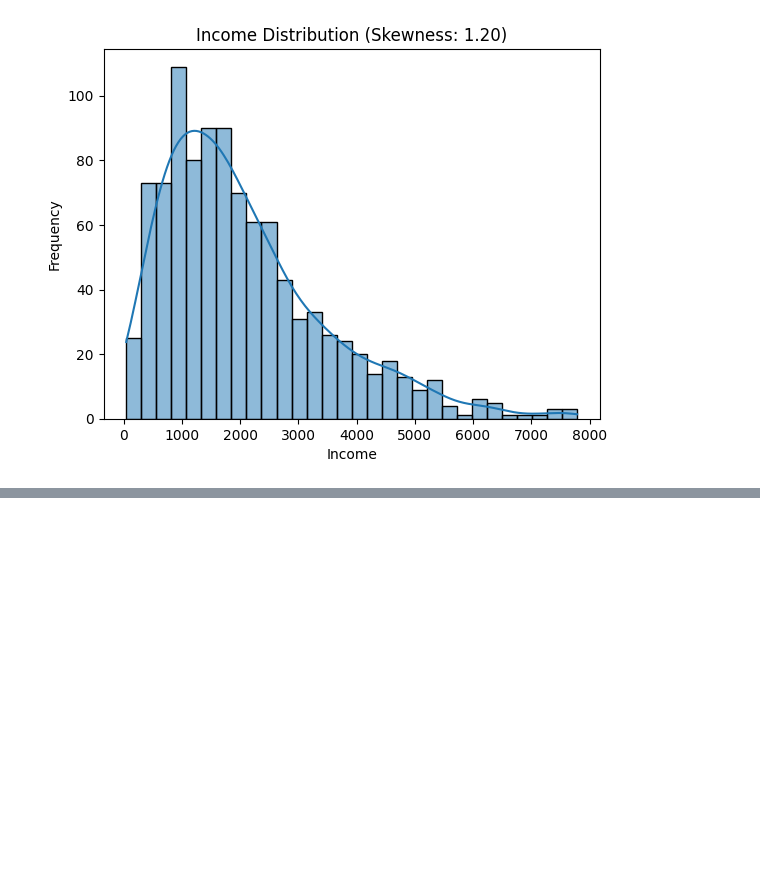
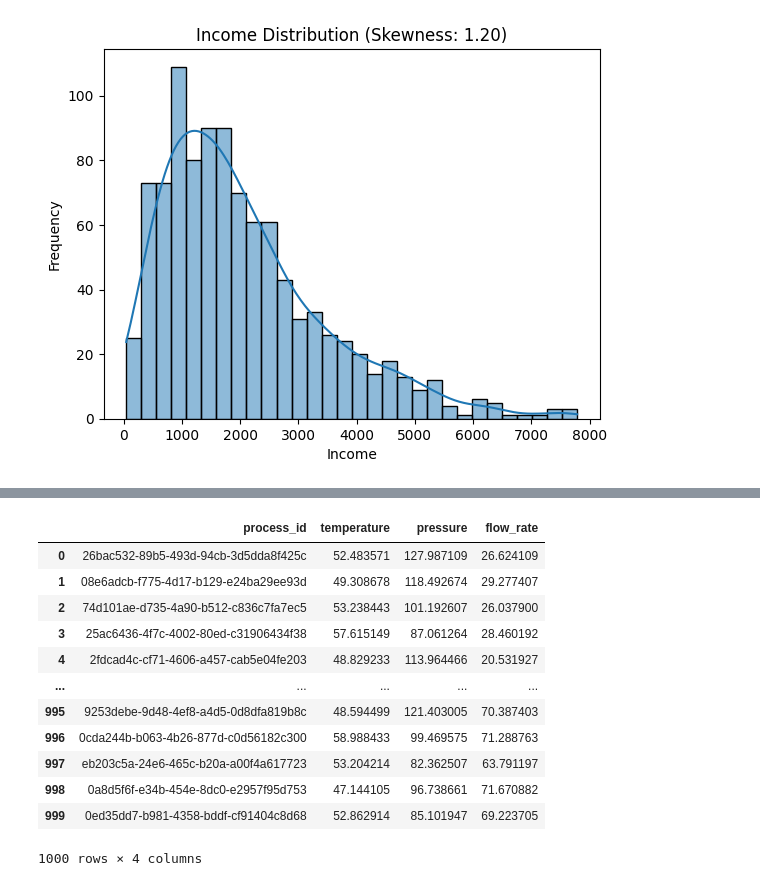
Before and after one commit to Rishabh9559/Data_science, a Jupyter notebook: Phase 1 Statistical Foundations for Data Science/Probablity_Distribution.ipynb, the cells around one changed output, grey strips where cells are left out. Drawn from its saved outputs; the diff is of its cells as text; code cells hidden in the pictures; blank space fills up the shorter version.

```diff
--- a/Phase 1 Statistical Foundations for Data Science/Probablity_Distribution.ipynb
+++ b/Phase 1 Statistical Foundations for Data Science/Probablity_Distribution.ipynb
@@ -85,0 +96,18 @@ Text(0, 0.5, 'Frequency')
+# %%
+data=pd.read_csv("/content/process_engineering_data_lyst1750493214144.csv")
+# %%
+data
+# %% [output]
+|  | process_id | temperature | pressure | flow_rate |
+| 0 | 26bac532-89b5-493d-94cb-3d5dda8f425c | 52.483571 | 127.987109 | 26.624109 |
+| 1 | 08e6adcb-f775-4d17-b129-e24ba29ee93d | 49.308678 | 118.492674 | 29.277407 |
+| 2 | 74d101ae-d735-4a90-b512-c836c7fa7ec5 | 53.238443 | 101.192607 | 26.037900 |
+| 3 | 25ac6436-4f7c-4002-80ed-c31906434f38 | 57.615149 | 87.061264 | 28.460192 |
+| 4 | 2fdcad4c-cf71-4606-a457-cab5e04fe203 | 48.829233 | 113.964466 | 20.531927 |
+| ... | ... | ... | ... | ... |
+| 995 | 9253debe-9d48-4ef8-a4d5-0d8dfa819b8c | 48.594499 | 121.403005 | 70.387403 |
+| 996 | 0cda244b-b063-4b26-877d-c0d56182c300 | 58.988433 | 99.469575 | 71.288763 |
+| 997 | eb203c5a-24e6-465c-b20a-a00f4a617723 | 53.204214 | 82.362507 | 63.791197 |
+| 998 | 0a8d5f6f-e34b-454e-8dc0-e2957f95d753 | 47.144105 | 96.738661 | 71.670882 |
+| 999 | 0ed35dd7-b981-4358-bddf-cf91404c8d68 | 52.862914 | 85.101947 | 69.223705 |
+1000 rows × 4 columns
```
Also changed, not shown: parts of 1 cell of this notebook.
